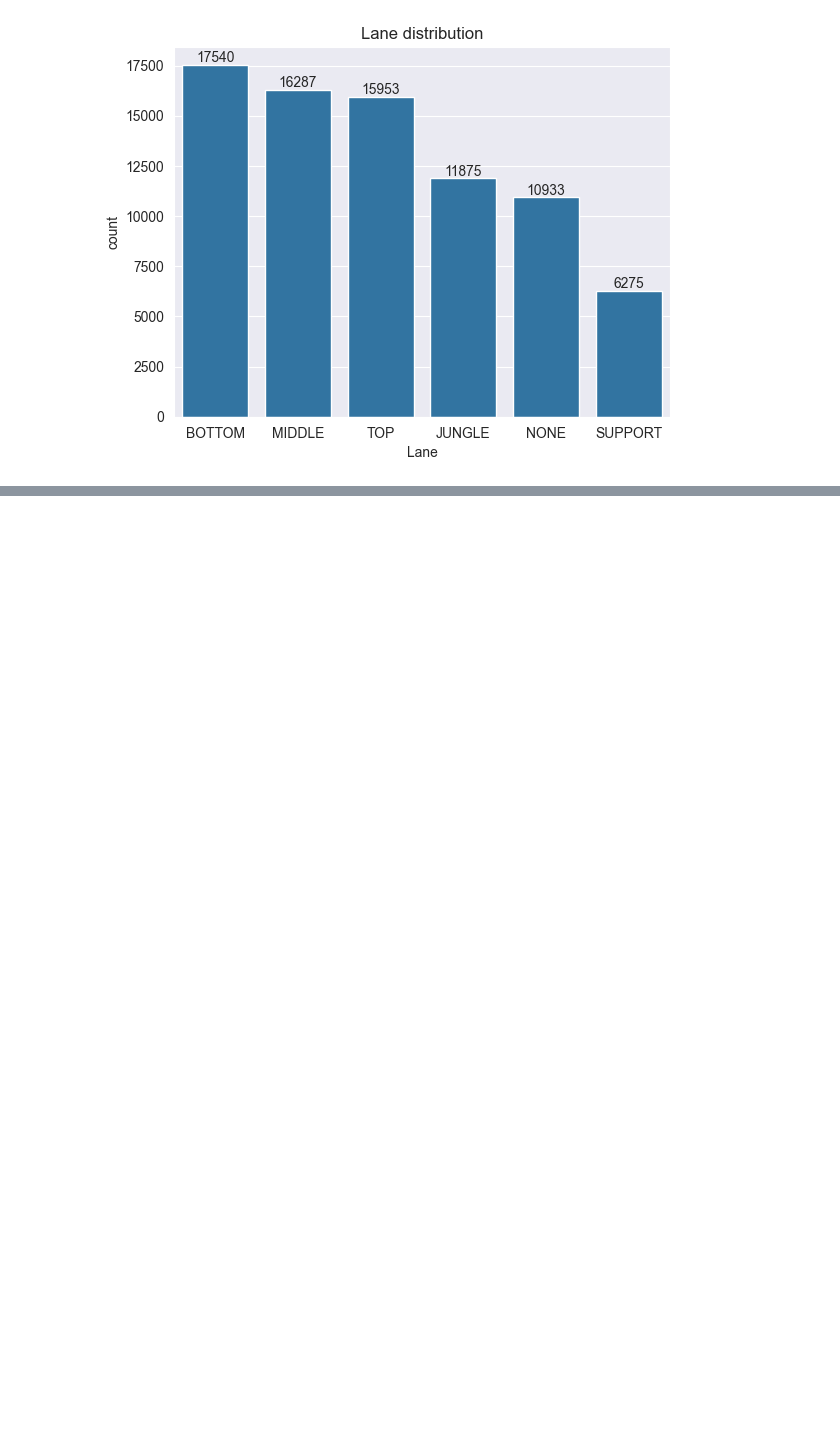
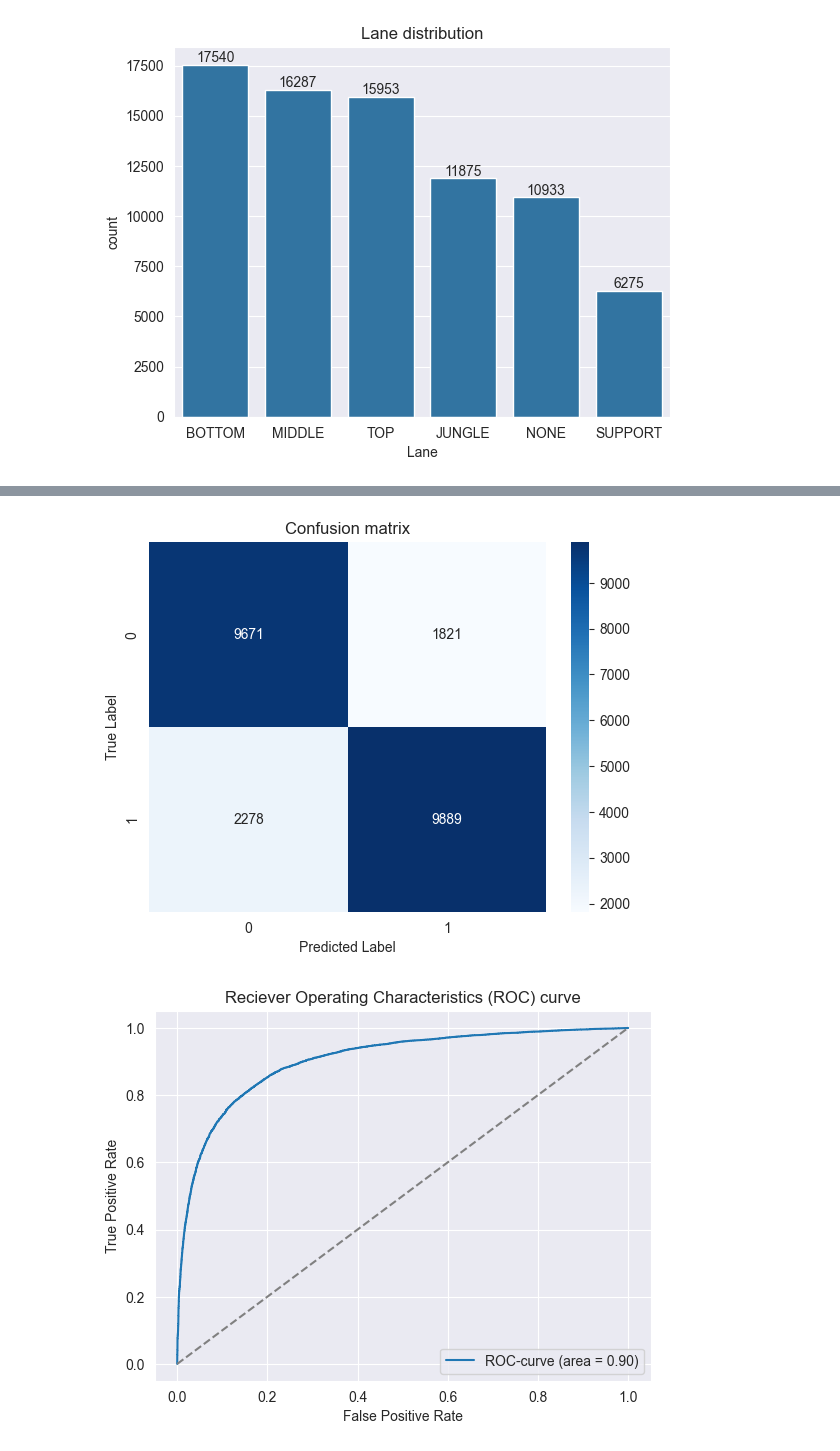
Before and after one commit to mikeasta/LoL-Match-Outcome-Prediction, a Jupyter notebook: analisys.ipynb, the cells around one changed output, grey strips where cells are left out. Cells and saved outputs as stored; diff of their text form; code cells hidden in the pictures; blank space fills up the shorter version.

Commit message:
Baseline, roc-auc 0.9, accuracy 0.827

```diff
--- a/analisys.ipynb
+++ b/analisys.ipynb
@@ -926,0 +987,17 @@ Team score stats
+# %%
+from sklearn.model_selection import train_test_split
+from sklearn.linear_model import LogisticRegressionCV
+from sklearn.metrics import accuracy_score, confusion_matrix, roc_curve, auc
+
+X = dataset[summoner_stats_factors]
+y = dataset["Win"]
+
+X_train, X_test, y_train, y_test = train_test_split(X, y, test_size=0.3, shuffle=True, random_state=42)
+
+logreg = LogisticRegressionCV(cv=5, max_iter = 100, penalty="l2", random_state=42)
+logreg.fit(X_train, y_train)
+
+y_pred = logreg.predict(X_test)
+
+accuracy = accuracy_score(y_test, y_pred)
+print(f"Logistic Regression with Cross-Validation achieved {accuracy:.3f} accuracy")
@@ -926,0 +1031,22 @@ Team score stats
+# %%
+cm = confusion_matrix(y_test, y_pred)
+ax = sns.heatmap(cm, annot=True, fmt="d", cmap="Blues")
+ax.set_title("Confusion matrix")
+ax.set_xlabel("Predicted Label")
+ax.set_ylabel("True Label")
+plt.show()
+
+y_prob = logreg.predict_proba(X_test)[:, 1]
+fpr, tpr, thresholds = roc_curve(y_test, y_prob)
+roc_auc = auc(fpr, tpr)
+
+plt.plot(fpr, tpr, label=f"ROC-curve (area = {roc_auc:.2f})")
+plt.plot([0, 1], [0, 1], linestyle="--", color="gray")
+plt.xlabel("False Positive Rate")
+plt.ylabel("True Positive Rate")
+plt.title("Reciever Operating Characteristics (ROC) curve")
+plt.legend(loc="lower right")
+plt.show()
+# %% [output]
+[figure, added]
+[figure, added]
```
Also changed, not shown: parts of 9 cells of this notebook.
